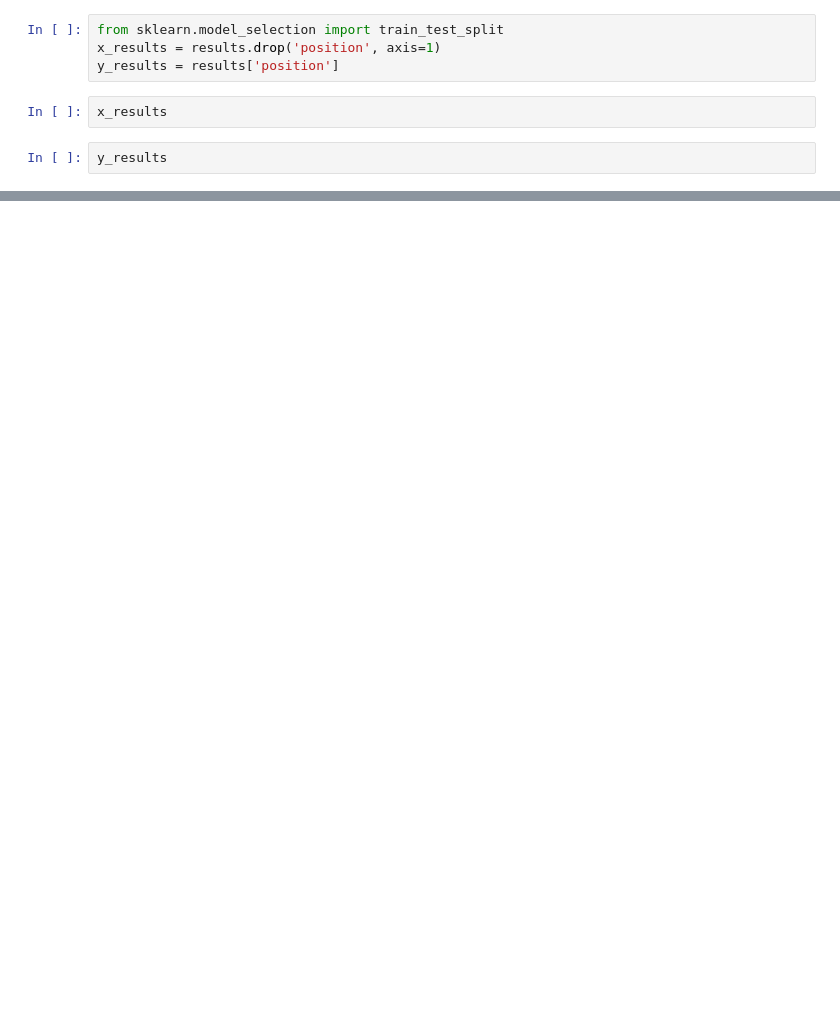
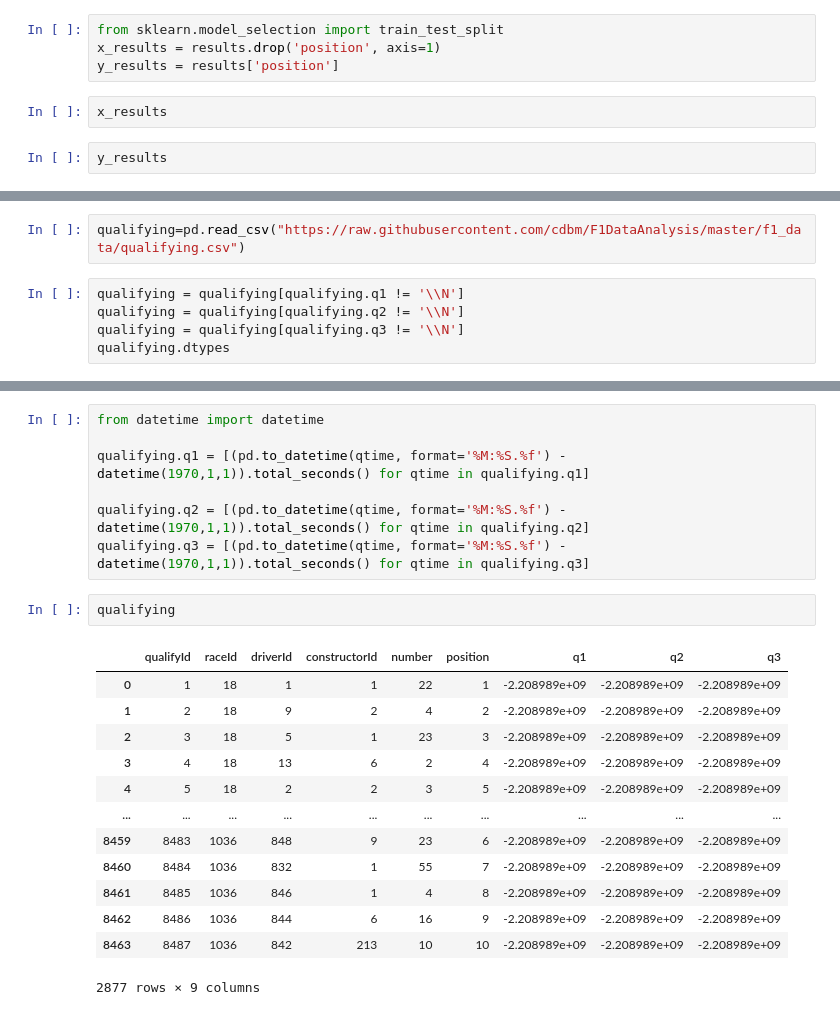
Before and after one commit to cdbm/F1DataAnalysis, a Jupyter notebook: Prediction.ipynb, the cells around one changed output, grey strips where cells are left out. Saved outputs shown, nothing was run; the diff lists cells and outputs as text; blank space fills up the shorter version.

```diff
--- a/Prediction.ipynb
+++ b/Prediction.ipynb
@@ -97,0 +122,7 @@ ACC TEST:0.045572916666666664
+# %%
+qualifying=pd.read_csv("https://raw.githubusercontent.com/cdbm/F1DataAnalysis/master/f1_data/qualifying.csv")
+# %%
+qualifying = qualifying[qualifying.q1 != '\\N']
+qualifying = qualifying[qualifying.q2 != '\\N']
+qualifying = qualifying[qualifying.q3 != '\\N']
+qualifying.dtypes
@@ -97,0 +140,23 @@ ACC TEST:0.045572916666666664
+# %%
+from datetime import datetime
+
+qualifying.q1 = [(pd.to_datetime(qtime, format='%M:%S.%f') - datetime(1970,1,1)).total_seconds() for qtime in qualifying.q1]
+
+qualifying.q2 = [(pd.to_datetime(qtime, format='%M:%S.%f') - datetime(1970,1,1)).total_seconds() for qtime in qualifying.q2]
+qualifying.q3 = [(pd.to_datetime(qtime, format='%M:%S.%f') - datetime(1970,1,1)).total_seconds() for qtime in qualifying.q3]
+# %%
+qualifying
+# %% [output]
+|  | qualifyId | raceId | driverId | constructorId | number | position | q1 | q2 | q3 |
+| 0 | 1 | 18 | 1 | 1 | 22 | 1 | -2.208989e+09 | -2.208989e+09 | -2.208989e+09 |
+| 1 | 2 | 18 | 9 | 2 | 4 | 2 | -2.208989e+09 | -2.208989e+09 | -2.208989e+09 |
+| 2 | 3 | 18 | 5 | 1 | 23 | 3 | -2.208989e+09 | -2.208989e+09 | -2.208989e+09 |
+| 3 | 4 | 18 | 13 | 6 | 2 | 4 | -2.208989e+09 | -2.208989e+09 | -2.208989e+09 |
+| 4 | 5 | 18 | 2 | 2 | 3 | 5 | -2.208989e+09 | -2.208989e+09 | -2.208989e+09 |
+| ... | ... | ... | ... | ... | ... | ... | ... | ... | ... |
+| 8459 | 8483 | 1036 | 848 | 9 | 23 | 6 | -2.208989e+09 | -2.208989e+09 | -2.208989e+09 |
+| 8460 | 8484 | 1036 | 832 | 1 | 55 | 7 | -2.208989e+09 | -2.208989e+09 | -2.208989e+09 |
+| 8461 | 8485 | 1036 | 846 | 1 | 4 | 8 | -2.208989e+09 | -2.208989e+09 | -2.208989e+09 |
+| 8462 | 8486 | 1036 | 844 | 6 | 16 | 9 | -2.208989e+09 | -2.208989e+09 | -2.208989e+09 |
+| 8463 | 8487 | 1036 | 842 | 213 | 10 | 10 | -2.208989e+09 | -2.208989e+09 | -2.208989e+09 |
+2877 rows × 9 columns
```
Also changed, not shown: parts of 20 cells of this notebook.
